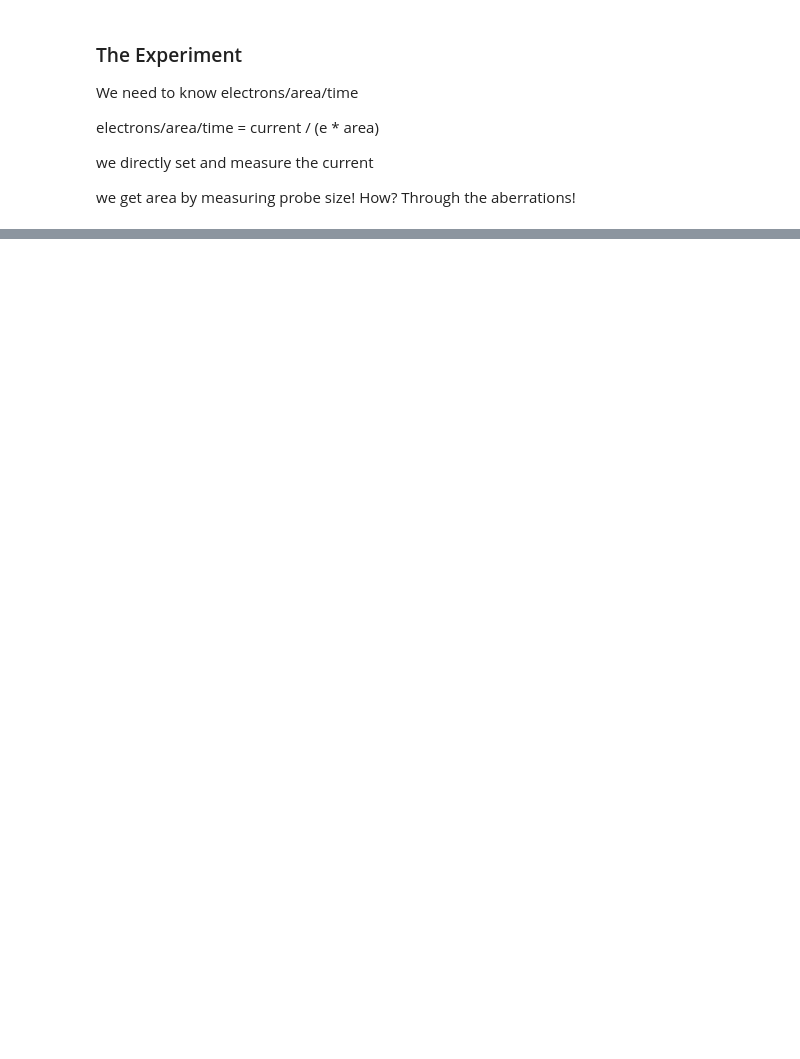
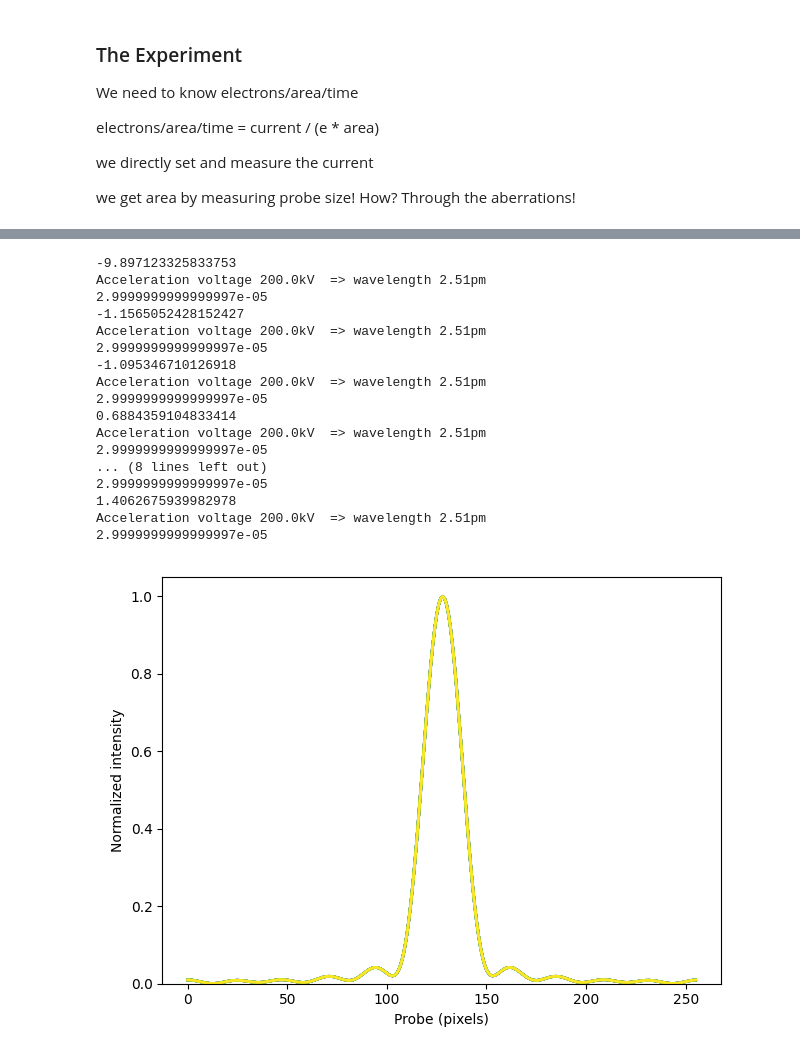
Before and after one commit to 1996suryamandalreddy-maker/asyncroscopy, a Jupyter notebook: notebooks/Fluence_Calibration.ipynb, the cells around one changed output, grey strips where cells are left out. Saved outputs shown, nothing was run; the diff lists cells and outputs as text; code cells hidden in the pictures; blank space fills up the shorter version.

```diff
--- a/notebooks/Fluence_Calibration.ipynb
+++ b/notebooks/Fluence_Calibration.ipynb
@@ -96,6 +98,8 @@ Connected to central server.
 '[Central] Routing table updated'
 # %%
 # connect to the microscope hardware computer and initialize microscope
-tem.send_command('AS',command='connect_AS',args={'host':'localhost','port':9095})
-tem.send_command(destination = 'Ceos', command = 'getInfo', args = {})
+tem.send_command('AS',command='connect_AS',args={'host':'10.46.217.241','port':9095})
+params = tem.send_command(destination = 'Ceos', command = 'getInfo', args = {})
+params = json.loads(params)
+params
 # %% [output]
@@ -174,0 +306,46 @@ profiles = [np.sum(p, axis=0) for p in probes]
+# %%
+probes = []
+ab_list_converted = []
+for ab in ab_list:
+    ab = convert_aberrations_A_to_C(ab)
+    ab['acceleration_voltage'] = 200e3
+    ab['convergence_angle'] = 30e-3
+    ab['FOV'] = 500
+    print(ab['C10'])
+    ab_list_converted.append(ab)
+    probe, A_k, chi  = pt.get_probe(ab, 256, 256, verbose= True)
+    probes.append(probe)
+
+profiles = [np.sum(p, axis=0) for p in probes]
+
+cmap = plt.get_cmap("viridis")   # or "plasma", "cividis", etc.
+colors = cmap(np.linspace(0, 1, len(profiles)))
+
+x_vals = np.arange(profiles[0].shape[0]) * pixel_size
+plt.figure()
+for profile, color in zip(profiles, colors):
+    plt.plot(profile / profile.max(), color=color, linewidth=2)
+plt.xlabel("Probe (pixels)")
+plt.ylabel("Normalized intensity")
+plt.ylim(0, 1.05)
+plt.tight_layout()
+plt.show()
+# %% [output]
+-9.897123325833753
+Acceleration voltage 200.0kV  => wavelength 2.51pm
+2.9999999999999997e-05
+-1.1565052428152427
+Acceleration voltage 200.0kV  => wavelength 2.51pm
+2.9999999999999997e-05
+-1.095346710126918
+Acceleration voltage 200.0kV  => wavelength 2.51pm
+2.9999999999999997e-05
+0.6884359104833414
+Acceleration voltage 200.0kV  => wavelength 2.51pm
+2.9999999999999997e-05
+... (8 lines left out)
+2.9999999999999997e-05
+1.4062675939982978
+Acceleration voltage 200.0kV  => wavelength 2.51pm
+2.9999999999999997e-05
+[figure, added]
```
Also changed, not shown: parts of 15 cells of this notebook, 4 other files.
